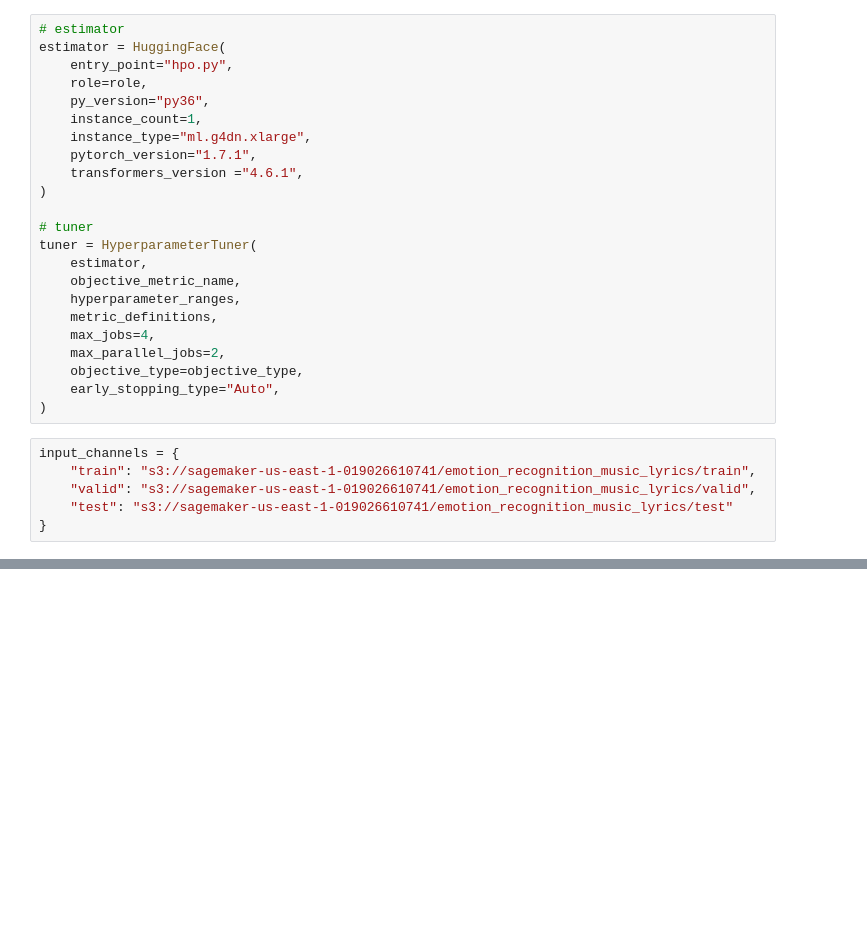
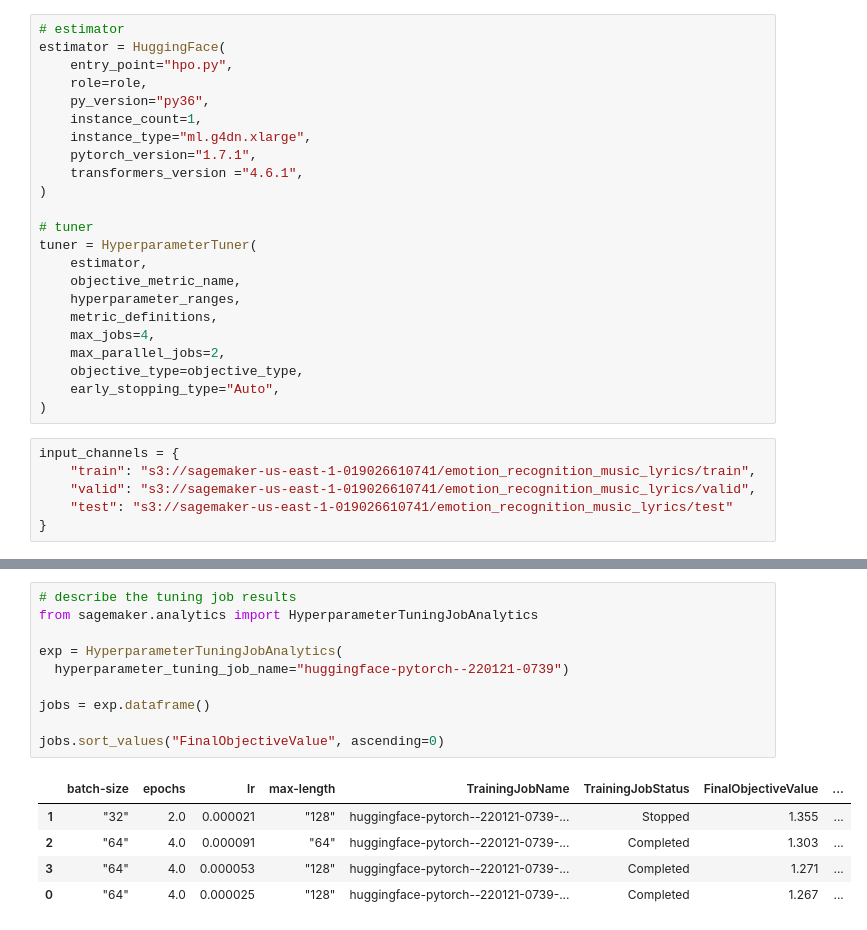
Before and after one commit to martinoywa/Capstone-Udacity-ML-Engineer, a Jupyter notebook: capstone_project.ipynb, the cells around one changed output, grey strips where cells are left out. Saved outputs shown, nothing was run; the diff lists cells and outputs as text; blank space fills up the shorter version.

```diff
--- a/capstone_project.ipynb
+++ b/capstone_project.ipynb
@@ -203,0 +202,16 @@ Job ended with status 'Stopped' rather than 'Completed'. This could mean the job
+# %%
+# describe the tuning job results
+from sagemaker.analytics import HyperparameterTuningJobAnalytics
+
+exp = HyperparameterTuningJobAnalytics(
+  hyperparameter_tuning_job_name="huggingface-pytorch--220121-0739")
+
+jobs = exp.dataframe()
+
+jobs.sort_values("FinalObjectiveValue", ascending=0)
+# %% [output]
+|  | batch-size | epochs | lr | max-length | TrainingJobName | TrainingJobStatus | FinalObjectiveValue | ... |
+| 1 | "32" | 2.0 | 0.000021 | "128" | huggingface-pytorch--220121-0739-... | Stopped | 1.355 | ... |
+| 2 | "64" | 4.0 | 0.000091 | "64" | huggingface-pytorch--220121-0739-... | Completed | 1.303 | ... |
+| 3 | "64" | 4.0 | 0.000053 | "128" | huggingface-pytorch--220121-0739-... | Completed | 1.271 | ... |
+| 0 | "64" | 4.0 | 0.000025 | "128" | huggingface-pytorch--220121-0739-... | Completed | 1.267 | ... |
```
Also changed, not shown: parts of 29 cells of this notebook.
